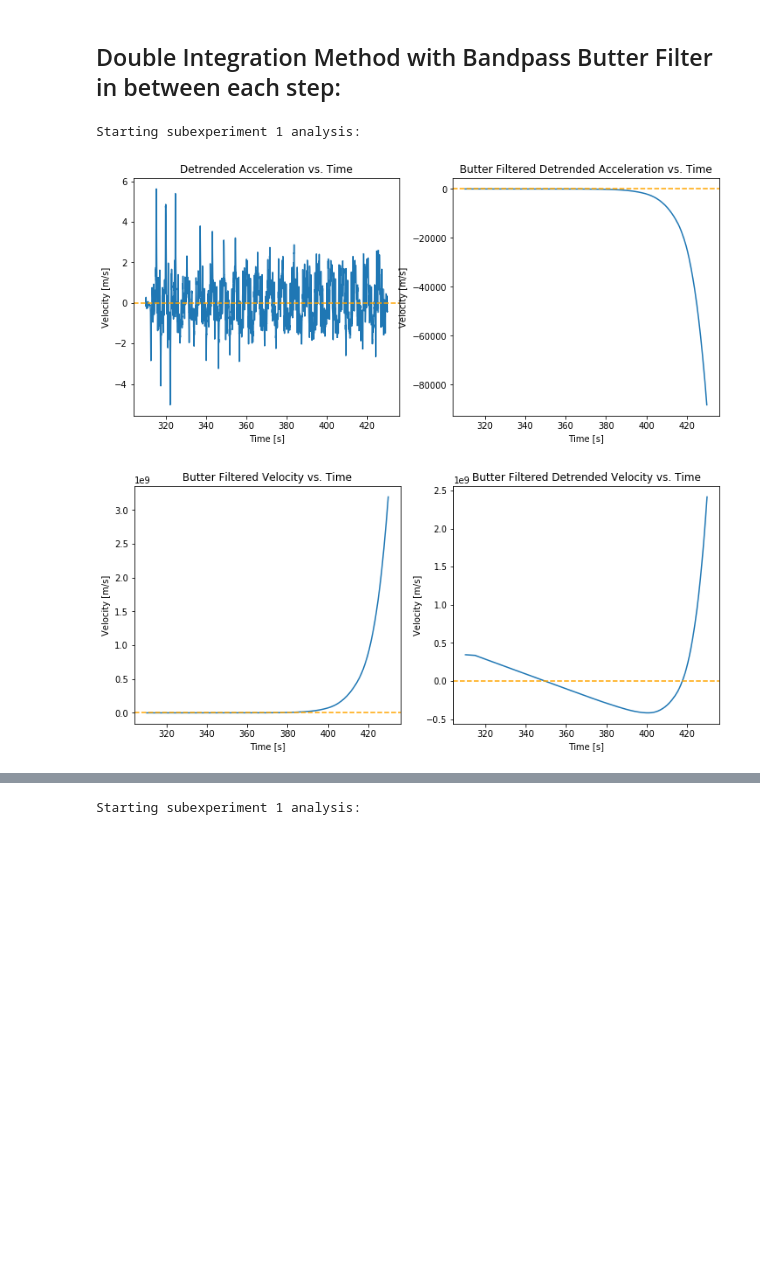
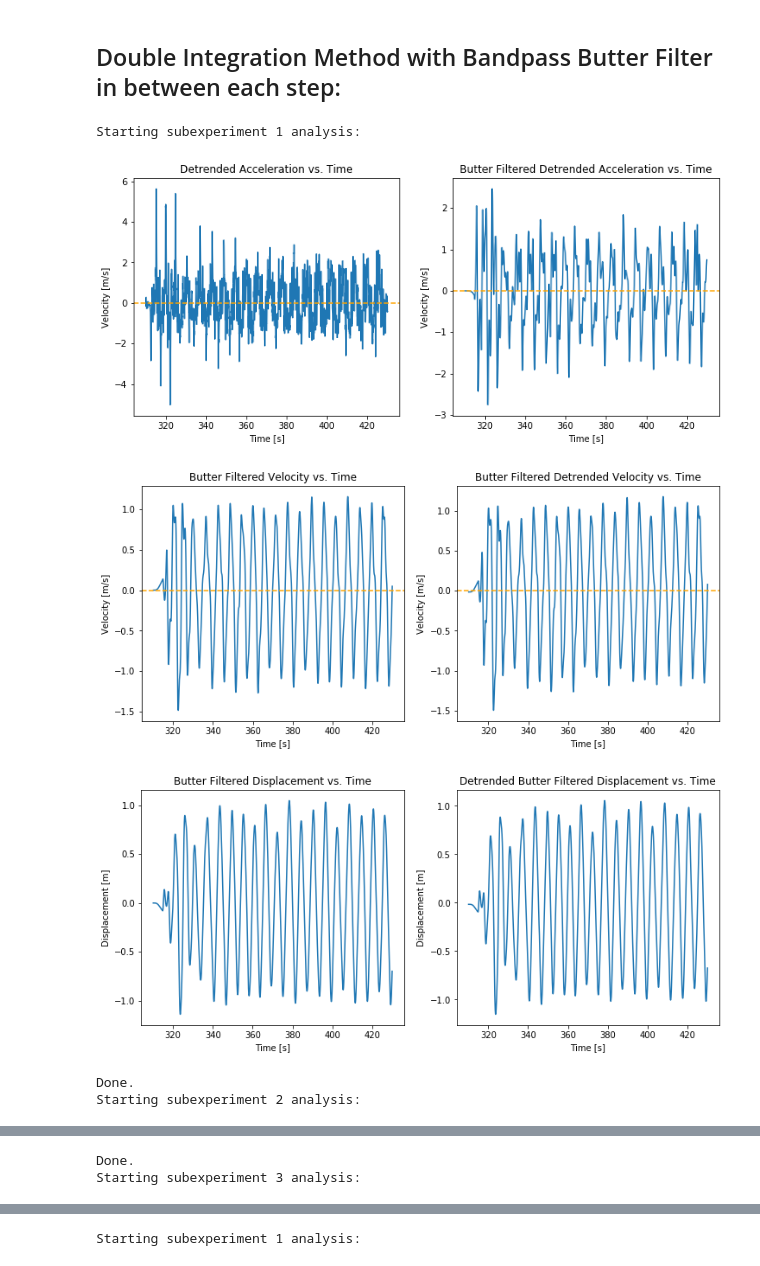
Before and after one commit to pjsimmon/E4E_Smartfin, a Jupyter notebook: PSD_E4_DoubleIntegrationFFT1_ButterFilter.ipynb, the cells around one changed output, grey strips where cells are left out. Drawn from its saved outputs; the diff is of its cells as text; code cells hidden in the pictures; blank space fills up the shorter version.

Commit message:
Got good looking displacement graphs on PSD_E4_DoubleIntegrationFFT1_ButterFilter

```diff
--- a/PSD_E4_DoubleIntegrationFFT1_ButterFilter.ipynb
+++ b/PSD_E4_DoubleIntegrationFFT1_ButterFilter.ipynb
@@ -1294,8 +1294,8 @@ plt.show()
 # %%
 # Define the sample rate and the Low and High Cutoff frequencies
 fs = 30
-lowcut = 0.033
-highcut = 0.8
+lowcut = 0.07
+highcut = 0.9
 
 def double_integral_bandpass(time_array, acc_array, dacc_array, lowcut, highcut, fs, order):
 
@@ -1369,36 +1369,39 @@ def double_integral_bandpass(time_array, acc_array, dacc_array, lowcut, highcut,
     ax6.set_title('Detrended Butter Filtered Displacement vs. Time')
     ax6.set_xlabel('Time [s]')
     ax6.set_ylabel('Displacement [m]')
 
 
     plt.show()
 
-    #return v_integral, detrend_v_integral, disp_integral, detrend_disp_integral
+    return detrend_disp_butter_integral
 
 
 
 ##For subexperiment1:
 print("Starting subexperiment 1 analysis:")
 #Get as close to just the signal (don't want noise)
 new_t1, new_acc1 = calculate_new_range(time_array1, acc_array1, 310, 430)
 new_t1, new_dacc1 = calculate_new_range(time_array1, dacc_array1, 310, 430)
-double_integral_bandpass(new_t1, new_acc1, new_dacc1, lowcut, highcut, fs, order)
+disp_butter_integral1 = double_integral_bandpass(new_t1, new_acc1, new_dacc1, lowcut, highcut, fs, order)
 print("Done.")
 
 ##For subexperiment2:
 print("Starting subexperiment 2 analysis:")
 #Get as close to just the signal (don't want noise)
 new_t2, new_acc2 = calculate_new_range(time_array2, acc_array2, 500, 640)
 new_t2, new_dacc2 = calculate_new_range(time_array2, dacc_array2, 500, 640)
-double_integral_bandpass(new_t2, new_acc2, new_dacc2, lowcut, highcut, fs, order)
+disp_butter_integral2 = double_integral_bandpass(new_t2, new_acc2, new_dacc2, lowcut, highcut, fs, order)
 print("Done.")
 
 ## For subexperiment3:
 print("Starting subexperiment 3 analysis:")
 new_t3, new_acc3 = calculate_new_range(time_array3, acc_array3, 690, 840)
 new_t3, new_dacc3 = calculate_new_range(time_array3, dacc_array3, 690, 840)
-double_integral_bandpass(new_t3, new_acc3, new_dacc3, lowcut, highcut, fs, order)
+disp_butter_integral3 = double_integral_bandpass(new_t3, new_acc3, new_dacc3, lowcut, highcut, fs, order)
 # %% [output]
 Starting subexperiment 1 analysis:
-[figure, old version]
+[figure, new version]
-[figure, old version]
+[figure, new version]
+[figure, added]
+Done.
+Starting subexperiment 2 analysis:
@@ -1404,0 +1411,2 @@ Starting subexperiment 1 analysis:
+Done.
+Starting subexperiment 3 analysis:
```
Also changed, not shown: parts of 3 cells of this notebook.
